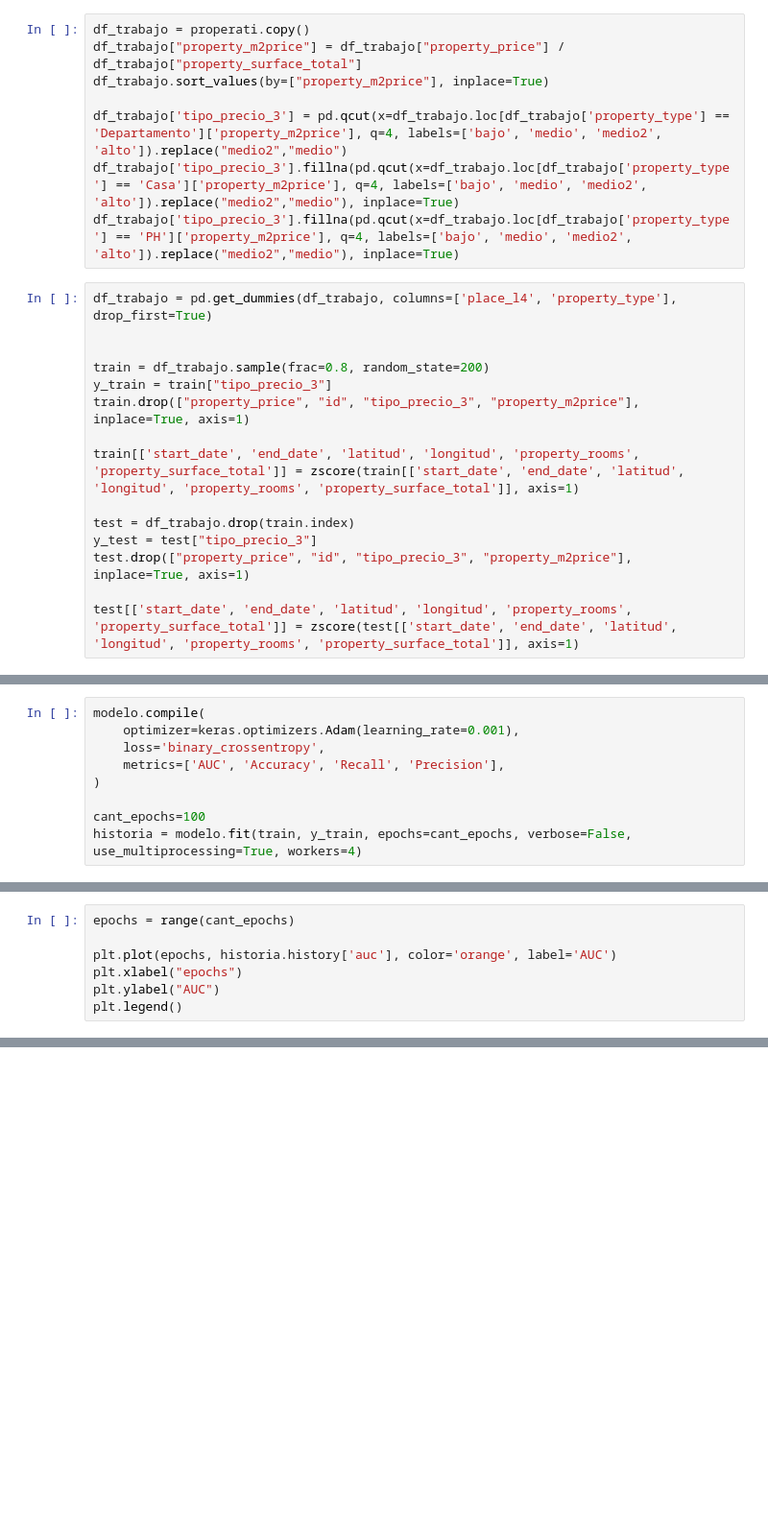
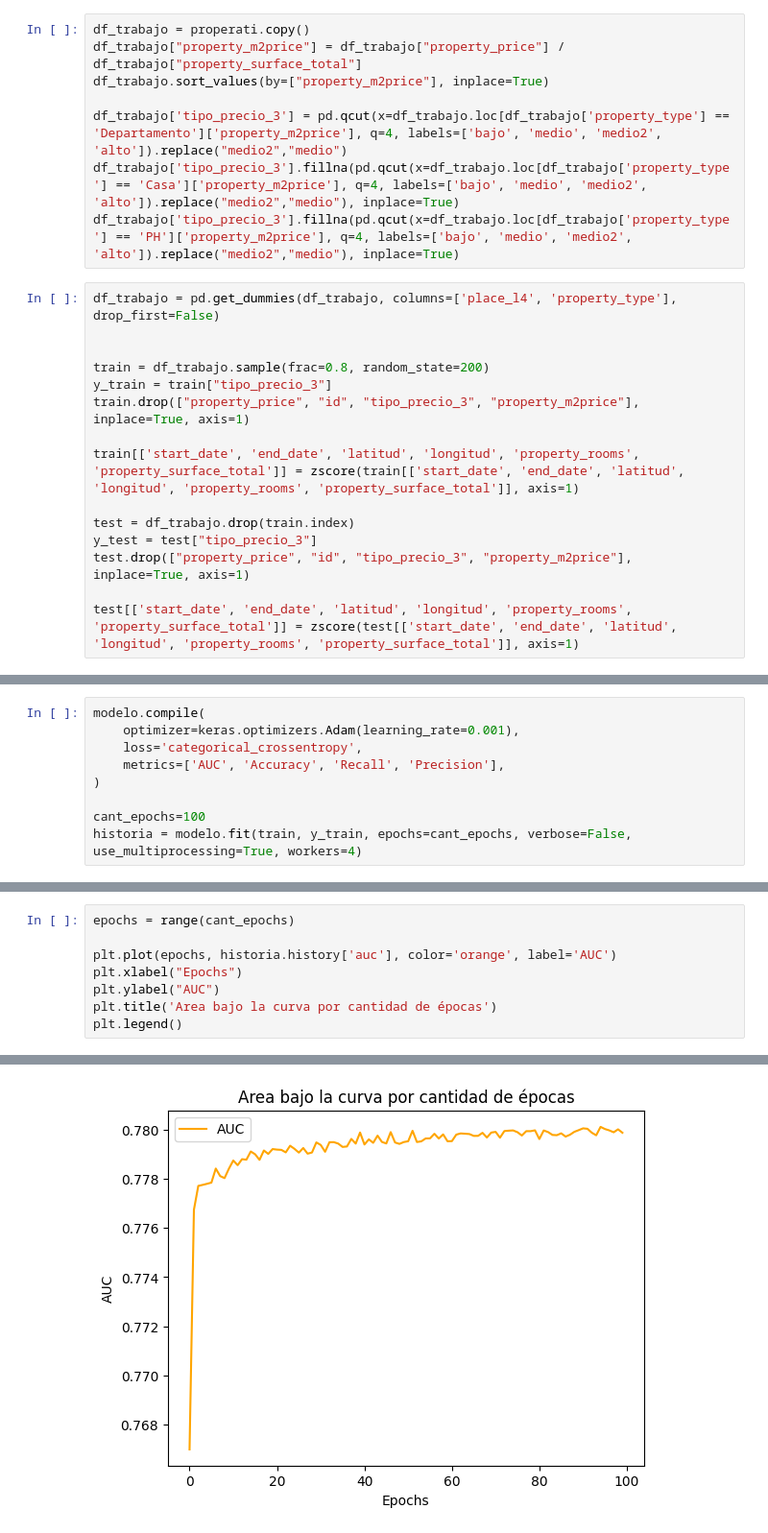
Before and after one commit to valencorrea/7506R-2C2022-GRUPO14-TP2, a Jupyter notebook: 7506R_TP1_GRUPO14_ENTREGA.ipynb, the cells around one changed output, grey strips where cells are left out. Shown at 96% size. Cells and saved outputs as stored; diff of their text form; blank space fills up the shorter version.

```diff
--- a/7506R_TP1_GRUPO14_ENTREGA.ipynb
+++ b/7506R_TP1_GRUPO14_ENTREGA.ipynb
@@ -418,7 +426,7 @@ df_trabajo['tipo_precio_3'] = pd.qcut(x=df_trabajo.loc[df_trabajo['property_type
 df_trabajo['tipo_precio_3'].fillna(pd.qcut(x=df_trabajo.loc[df_trabajo['property_type'] == 'Casa']['property_m2price'], q=4, labels=['bajo', 'medio', 'medio2', 'alto']).replace("medio2","medio"), inplace=True)
 df_trabajo['tipo_precio_3'].fillna(pd.qcut(x=df_trabajo.loc[df_trabajo['property_type'] == 'PH']['property_m2price'], q=4, labels=['bajo', 'medio', 'medio2', 'alto']).replace("medio2","medio"), inplace=True)
 # %%
-df_trabajo = pd.get_dummies(df_trabajo, columns=['place_l4', 'property_type'], drop_first=True)
+df_trabajo = pd.get_dummies(df_trabajo, columns=['place_l4', 'property_type'], drop_first=False)
 
 
 train = df_trabajo.sample(frac=0.8, random_state=200)
@@ -456,7 +488,7 @@ y_train
 # %%
 modelo.compile(
     optimizer=keras.optimizers.Adam(learning_rate=0.001),
-    loss='binary_crossentropy',
+    loss='categorical_crossentropy',
     metrics=['AUC', 'Accuracy', 'Recall', 'Precision'],
 )
 
@@ -470,6 +502,8 @@ Agregamos los dummies de y_train a y_test, para poder utilizar el método "evalu
 epochs = range(cant_epochs)
 
 plt.plot(epochs, historia.history['auc'], color='orange', label='AUC')
-plt.xlabel("epochs")
+plt.xlabel("Epochs")
 plt.ylabel("AUC")
+plt.title('Area bajo la curva por cantidad de épocas')
 plt.legend()
+# %% [output]
@@ -475,0 +511 @@ plt.legend()
+[figure, added]
```
Also changed, not shown: parts of 32 cells of this notebook.
